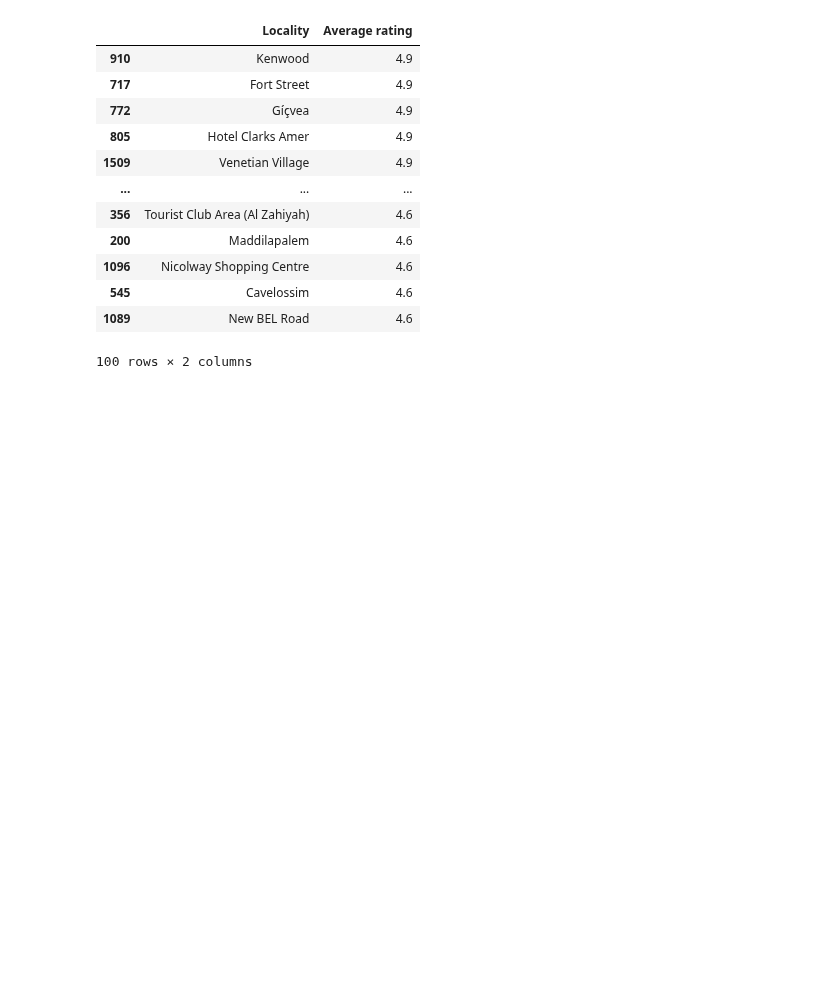
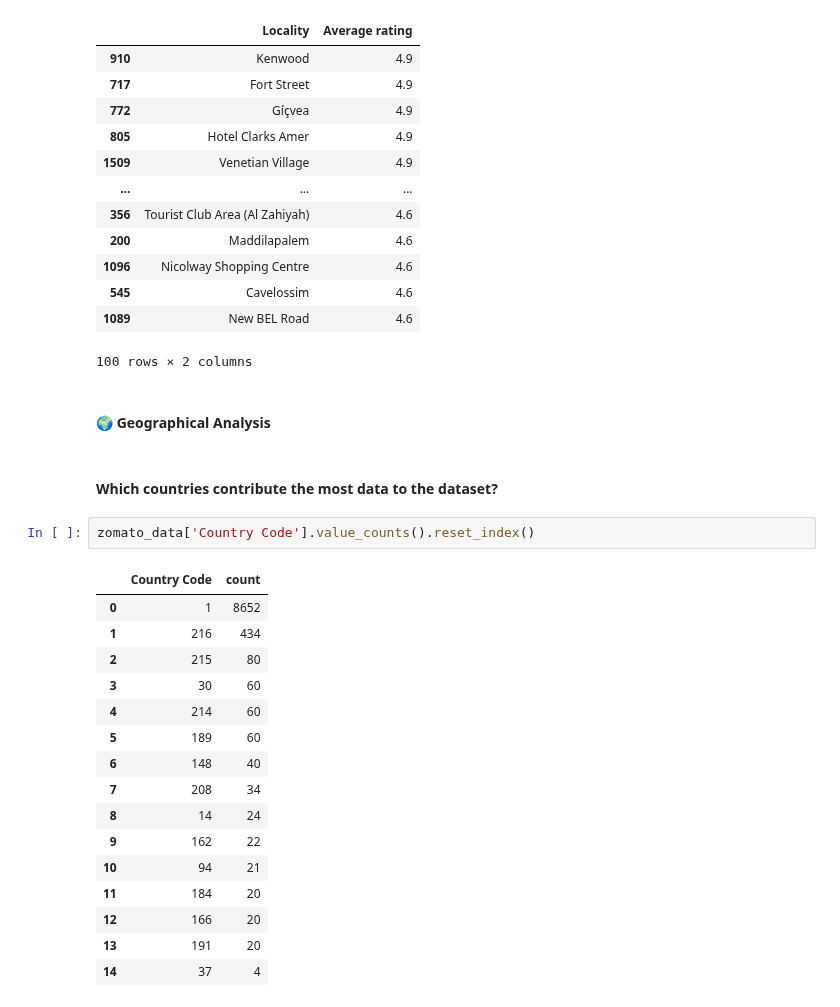
Before and after one commit to Himmu5/data-analysis, a Jupyter notebook: notebooks/zomato_analysis.ipynb, the cells around one changed output. Saved outputs shown, nothing was run; the diff lists cells and outputs as text; blank space fills up the shorter version.

Commit message:
feat: Zomate more analysis added

```diff
--- a/notebooks/zomato_analysis.ipynb
+++ b/notebooks/zomato_analysis.ipynb
@@ -293,3 +293,26 @@ zomato_data.dropna(subset='Locality Verbose').assign(Locality=zomato_data['Local
 | 545 | Cavelossim | 4.6 |
 | 1089 | New BEL Road | 4.6 |
 100 rows × 2 columns
+# %% [markdown]
+#### 🌍 Geographical Analysis
+# %% [markdown]
+#### Which countries contribute the most data to the dataset?
+# %%
+zomato_data['Country Code'].value_counts().reset_index()
+# %% [output]
+|  | Country Code | count |
+| 0 | 1 | 8652 |
+| 1 | 216 | 434 |
+| 2 | 215 | 80 |
+| 3 | 30 | 60 |
+| 4 | 214 | 60 |
+| 5 | 189 | 60 |
+| 6 | 148 | 40 |
+| 7 | 208 | 34 |
+| 8 | 14 | 24 |
+| 9 | 162 | 22 |
+| 10 | 94 | 21 |
+| 11 | 184 | 20 |
+| 12 | 166 | 20 |
+| 13 | 191 | 20 |
+| 14 | 37 | 4 |
```
Also changed, not shown: parts of 5 cells of this notebook.
